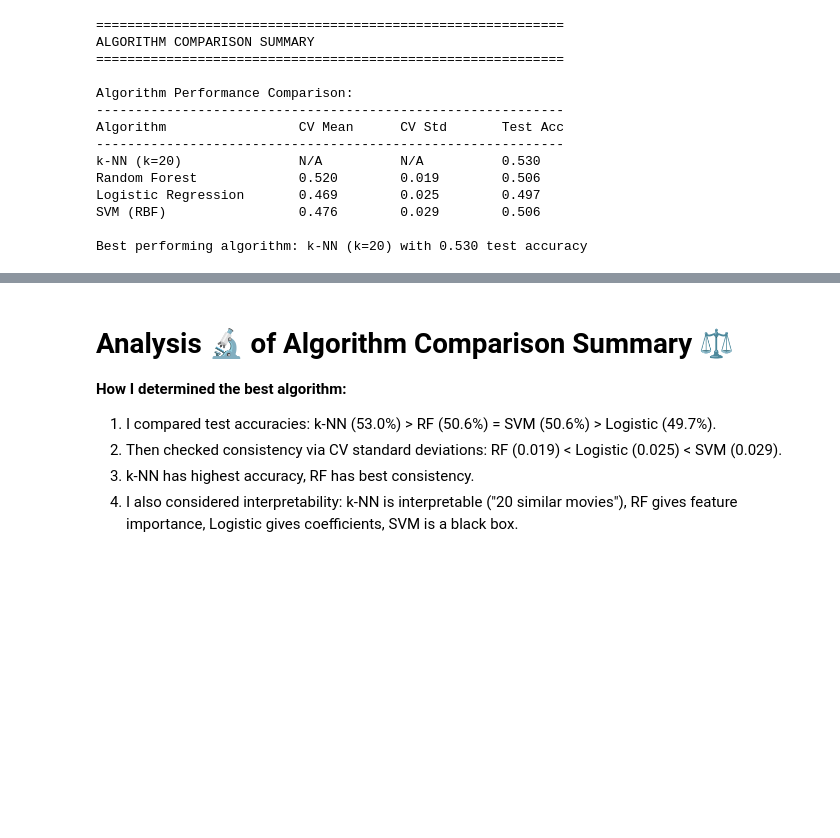
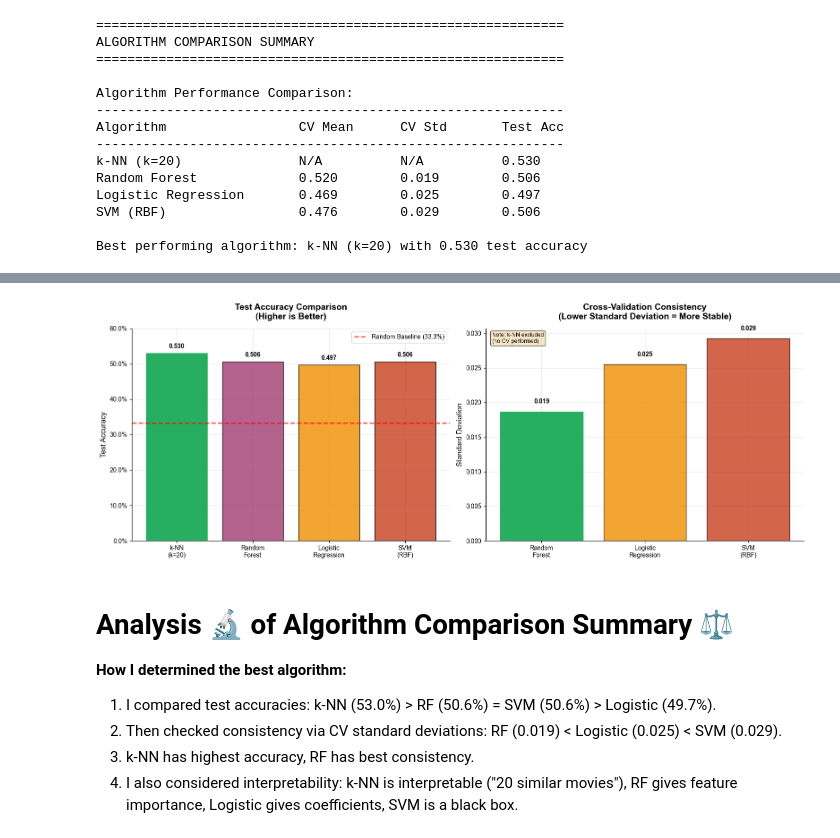
Before and after one commit to AntonDesigns/AI-ML-and-Data, a Jupyter notebook: AI ML Data/Project/Data Provisioning/Data-Provisioning.ipynb, the cells around one changed output, grey strips where cells are left out. Drawn from its saved outputs; the diff is of its cells as text; code cells hidden in the pictures; blank space fills up the shorter version.

Commit message:
Added an visualization

```diff
--- a/AI ML Data/Project/Data Provisioning/Data-Provisioning.ipynb
+++ b/AI ML Data/Project/Data Provisioning/Data-Provisioning.ipynb
@@ -1066,3 +1066,95 @@ Logistic Regression       0.469        0.025        0.497
 SVM (RBF)                 0.476        0.029        0.506
 
 Best performing algorithm: k-NN (k=20) with 0.530 test accuracy
+# %%
+# ============================================================================
+# VISUALIZATION: Algorithm Performance Comparison
+# ============================================================================
+print("\n" + "="*60)
+print("ALGORITHM PERFORMANCE VISUALIZATION")
+print("="*60)
+
+# Prepare data for visualization
+algorithms = list(results.keys())
+test_accuracies = [results[algo]['Test Acc'] for algo in algorithms]
+cv_means = []
+cv_stds = []
+
+for algo in algorithms:
+    if results[algo]['CV Mean'] != 'N/A':
+        cv_means.append(results[algo]['CV Mean'])
+        cv_stds.append(results[algo]['CV Std'])
+    else:
+        cv_means.append(None)
+        cv_stds.append(None)
+
+# Create figure with 2 subplots
+fig, (ax1, ax2) = plt.subplots(1, 2, figsize=(16, 6))
+
+# Colors for each algorithm
+colors = ['#2E86AB', '#A23B72', '#F18F01', '#C73E1D']
+algorithm_labels = ['k-NN\n(k=20)', 'Random\nForest', 'Logistic\nRegression', 'SVM\n(RBF)']
+
+# Plot 1: Test Accuracy Comparison
+bars1 = ax1.bar(algorithm_labels, test_accuracies, color=colors, alpha=0.8, edgecolor='black', linewidth=1)
+
+# Add value labels on bars
+for i, (bar, acc) in enumerate(zip(bars1, test_accuracies)):
+    height = bar.get_height()
+    ax1.text(bar.get_x() + bar.get_width()/2., height + 0.01,
+             f'{acc:.3f}', ha='center', va='bottom', fontweight='bold', fontsize=10)
+
+# Highlight best performer
+best_idx = test_accuracies.index(max(test_accuracies))
+bars1[best_idx].set_color('#27AE60')
+bars1[best_idx].set_alpha(1.0)
+
+# Add random baseline line
+ax1.axhline(y=0.333, color='red', linestyle='--', alpha=0.7, linewidth=2, label='Random Baseline (33.3%)')
+
+ax1.set_title('Test Accuracy Comparison\n(Higher is Better)', fontsize=14, fontweight='bold', pad=15)
+ax1.set_ylabel('Test Accuracy', fontsize=12)
+ax1.set_ylim(0, 0.6)
+ax1.grid(axis='y', alpha=0.3)
+ax1.legend()
+
+# Format y-axis as percentage
+ax1.yaxis.set_major_formatter(plt.FuncFormatter(lambda y, _: f'{y:.1%}'))
+
+# Plot 2: Cross-Validation Consistency (Standard Deviation)
+cv_algorithms = []
+cv_std_values = []
+cv_colors = []
+
+for i, (algo, std) in enumerate(zip(algorithm_labels, cv_stds)):
+    if std is not None:
+        cv_algorithms.append(algo)
+        cv_std_values.append(std)
+        cv_colors.append(colors[i])
+
+bars2 = ax2.bar(cv_algorithms, cv_std_values, color=cv_colors, alpha=0.8, edgecolor='black', linewidth=1)
+
+# Add value labels on bars
+for bar, std in zip(bars2, cv_std_values):
+    height = bar.get_height()
+    ax2.text(bar.get_x() + bar.get_width()/2., height + 0.001,
+             f'{std:.3f}', ha='center', va='bottom', fontweight='bold', fontsize=10)
+
+# Highlight most consistent (lowest std)
+if cv_std_values:
+    best_std_idx = cv_std_values.index(min(cv_std_values))
+    bars2[best_std_idx].set_color('#27AE60')
+    bars2[best_std_idx].set_alpha(1.0)
+
+ax2.set_title('Cross-Validation Consistency\n(Lower Standard Deviation = More Stable)', fontsize=14, fontweight='bold', pad=15)
+ax2.set_ylabel('Standard Deviation', fontsize=12)
+ax2.grid(axis='y', alpha=0.3)
+
+# Add note about k-NN
+ax2.text(0.02, 0.98, 'Note: k-NN excluded\n(no CV performed)',
+         transform=ax2.transAxes, fontsize=9, verticalalignment='top',
+         bbox=dict(boxstyle='round', facecolor='wheat', alpha=0.7))
+
+plt.tight_layout()
+plt.show()
+# %% [output]
@@ -1069,3 +1164,4 @@ Best performing algorithm: k-NN (k=20) with 0.530 test accuracy
+[figure, added]
 # %% [markdown]
 # Analysis 🔬 of Algorithm Comparison Summary ⚖️
 
```
Also changed, not shown: parts of 1 cell of this notebook, 3 other files.
